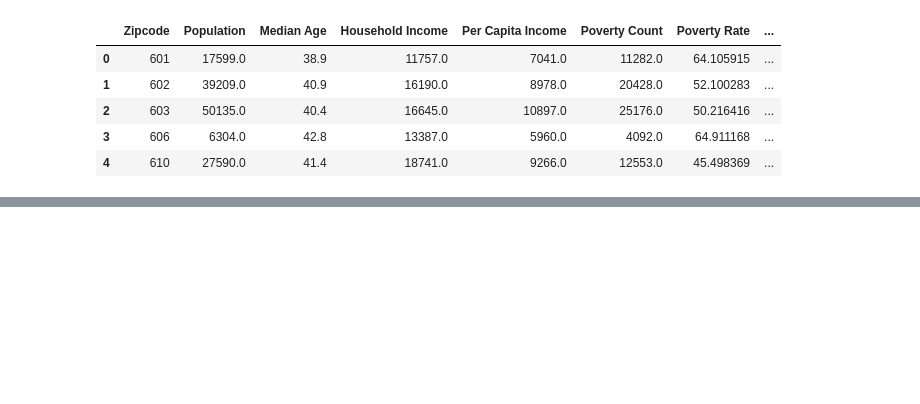
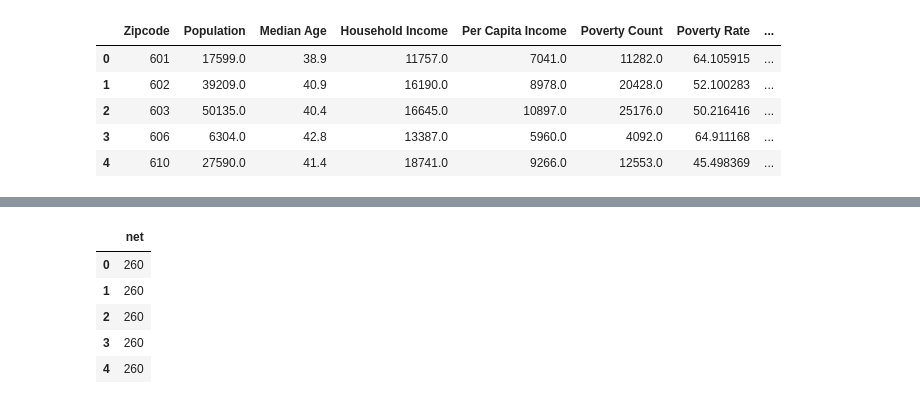
Before and after one commit to NU-DataCHI-4-Horsemen/Project1, a Jupyter notebook: GoogleLocationData.ipynb, the cells around one changed output, grey strips where cells are left out. Saved outputs shown, nothing was run; the diff lists cells and outputs as text; code cells hidden in the pictures; blank space fills up the shorter version.

```diff
--- a/GoogleLocationData.ipynb
+++ b/GoogleLocationData.ipynb
@@ -623,3 +623,13 @@ heat_layer1.gradient = [
 fig
 # %% [output]
 [interactive output not drawn]
+# %%
+netcelldatadf = pd.read_csv("Resources/netcelldata.csv")
+netcelldatadf.head()
+# %% [output]
+|  | net |
+| 0 | 260 |
+| 1 | 260 |
+| 2 | 260 |
+| 3 | 260 |
+| 4 | 260 |
```
Also changed, not shown: parts of 2 cells of this notebook, 3 other files.
